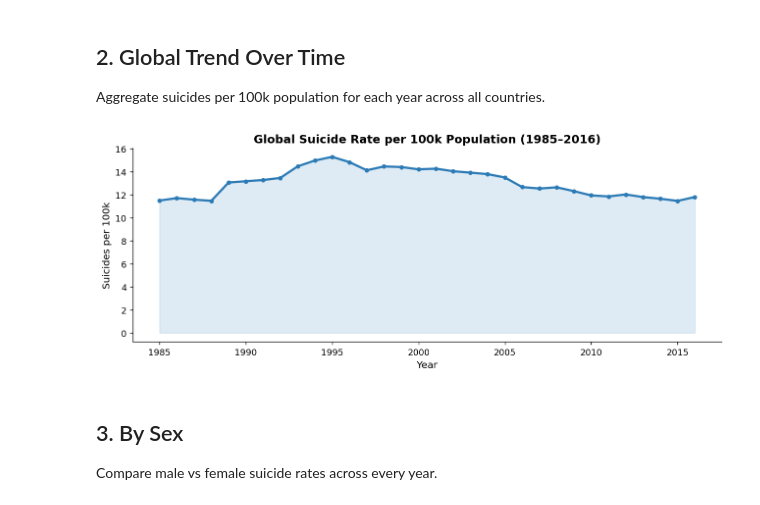
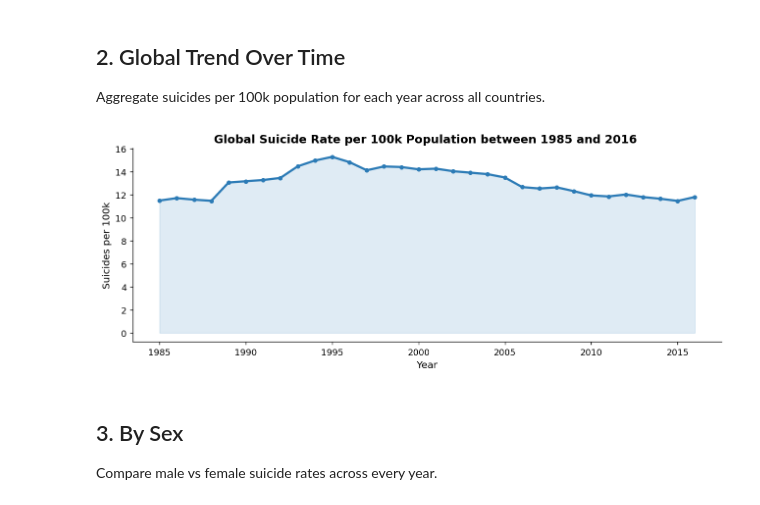
Before and after one commit to MustafaKaanKoc/Reproducible-Research-Term-Project, a Jupyter notebook: suicide_rates_initial_eda.ipynb, the cells around one changed output. Cells and saved outputs as stored; diff of their text form; code cells hidden in the pictures.

```diff
--- a/suicide_rates_initial_eda.ipynb
+++ b/suicide_rates_initial_eda.ipynb
@@ -96,24 +96,24 @@ Aggregate suicides per 100k population for each year across all countries.
 # %%
 global_year = (
     df.groupby('year')
       .agg(suicides=('suicides_no', 'sum'),
            population=('population', 'sum'))
       .assign(rate=lambda x: x['suicides'] / x['population'] * 100_000)
       .reset_index()
 )
 
 fig, ax = plt.subplots(figsize=(10, 4))
 ax.plot(global_year['year'], global_year['rate'],
         color='#2c7bb6', linewidth=2.5, marker='o', markersize=4)
 ax.fill_between(global_year['year'], global_year['rate'],
                 alpha=0.15, color='#2c7bb6')
-ax.set(title='Global Suicide Rate per 100k Population (1985–2016)',
+ax.set(title='Global Suicide Rate per 100k Population between 1985 and 2016 ',
        xlabel='Year', ylabel='Suicides per 100k')
 ax.xaxis.set_major_locator(mticker.MultipleLocator(5))
 plt.tight_layout()
 plt.show()
 # %% [output]
-[figure, old version]
+[figure, new version]
 # %% [markdown]
 ## 3. By Sex
 Compare male vs female suicide rates across every year.
```
